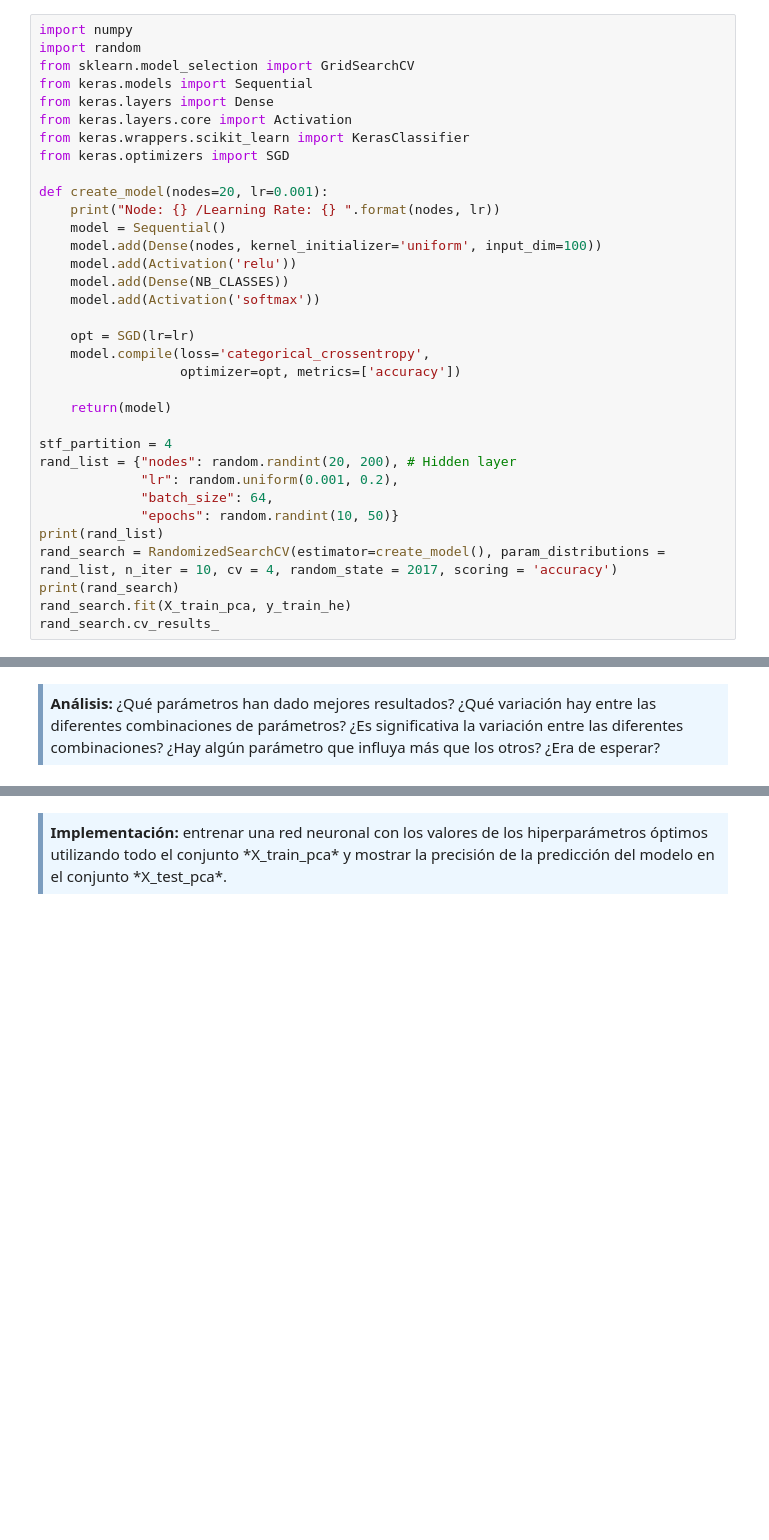
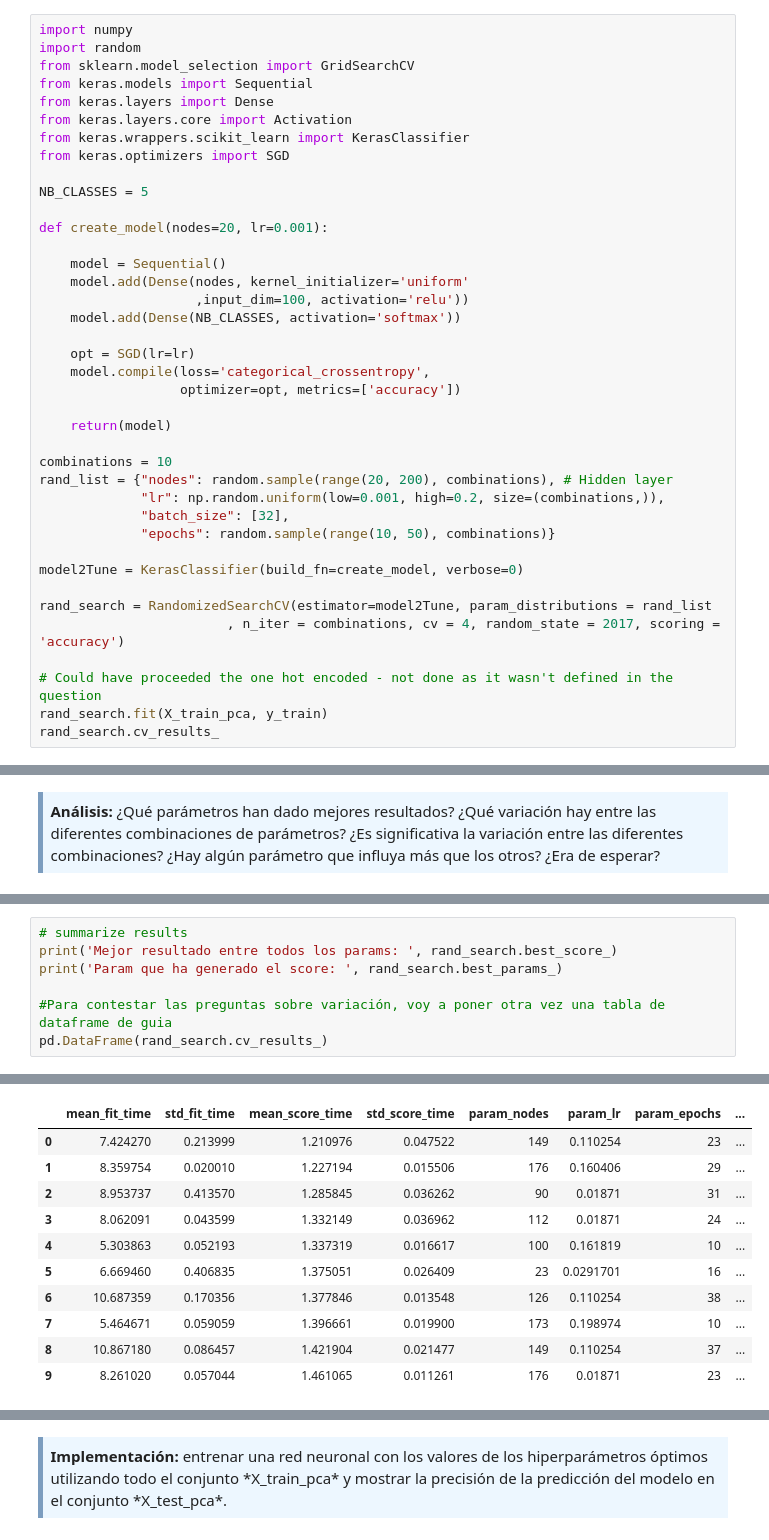
Before and after one commit to fernandoabcampos/advanced-data-mining, a Jupyter notebook: PEC3/20181_M2.855_PEC3-Enunciado.ipynb, the cells around one changed output, grey strips where cells are left out. Drawn from its saved outputs; the diff is of its cells as text; blank space fills up the shorter version.

```diff
--- a/PEC3/20181_M2.855_PEC3-Enunciado.ipynb
+++ b/PEC3/20181_M2.855_PEC3-Enunciado.ipynb
@@ -460,13 +450,14 @@ from keras.layers.core import Activation
 from keras.wrappers.scikit_learn import KerasClassifier
 from keras.optimizers import SGD
 
+NB_CLASSES = 5
+
 def create_model(nodes=20, lr=0.001):
-    print("Node: {} /Learning Rate: {} ".format(nodes, lr))
+
     model = Sequential()
-    model.add(Dense(nodes, kernel_initializer='uniform', input_dim=100))
-    model.add(Activation('relu'))
-    model.add(Dense(NB_CLASSES))
-    model.add(Activation('softmax'))
+    model.add(Dense(nodes, kernel_initializer='uniform'
+                    ,input_dim=100, activation='relu'))
+    model.add(Dense(NB_CLASSES, activation='softmax'))
 
     opt = SGD(lr=lr)
     model.compile(loss='categorical_crossentropy',
@@ -474,14 +465,18 @@ def create_model(nodes=20, lr=0.001):
 
     return(model)
 
-stf_partition = 4
-rand_list = {"nodes": random.randint(20, 200), # Hidden layer
-             "lr": random.uniform(0.001, 0.2),
-             "batch_size": 64,
-             "epochs": random.randint(10, 50)}
-print(rand_list)
-rand_search = RandomizedSearchCV(estimator=create_model(), param_distributions = rand_list, n_iter = 10, cv = 4, random_state = 2017, scoring = 'accuracy')
-print(rand_search)
-rand_search.fit(X_train_pca, y_train_he)
+combinations = 10
+rand_list = {"nodes": random.sample(range(20, 200), combinations), # Hidden layer
+             "lr": np.random.uniform(low=0.001, high=0.2, size=(combinations,)),
+             "batch_size": [32],
+             "epochs": random.sample(range(10, 50), combinations)}
+
+model2Tune = KerasClassifier(build_fn=create_model, verbose=0)
+
+rand_search = RandomizedSearchCV(estimator=model2Tune, param_distributions = rand_list
+                        , n_iter = combinations, cv = 4, random_state = 2017, scoring = 'accuracy')
+
+# Could have proceeded the one hot encoded - not done as it wasn't defined in the question
+rand_search.fit(X_train_pca, y_train)
 rand_search.cv_results_
 # %% [output]
@@ -536,0 +504,8 @@ Best: 0.805000 using {'batch_size': 10, 'epochs': 50}
+# %%
+# summarize results
+print('Mejor resultado entre todos los params: ', rand_search.best_score_)
+print('Param que ha generado el score: ', rand_search.best_params_)
+
+#Para contestar las preguntas sobre variación, voy a poner otra vez una tabla de dataframe de guia
+pd.DataFrame(rand_search.cv_results_)
+# %% [output]
@@ -536,0 +514,11 @@ Best: 0.805000 using {'batch_size': 10, 'epochs': 50}
+|  | mean_fit_time | std_fit_time | mean_score_time | std_score_time | param_nodes | param_lr | param_epochs | ... |
+| 0 | 7.424270 | 0.213999 | 1.210976 | 0.047522 | 149 | 0.110254 | 23 | ... |
+| 1 | 8.359754 | 0.020010 | 1.227194 | 0.015506 | 176 | 0.160406 | 29 | ... |
+| 2 | 8.953737 | 0.413570 | 1.285845 | 0.036262 | 90 | 0.01871 | 31 | ... |
+| 3 | 8.062091 | 0.043599 | 1.332149 | 0.036962 | 112 | 0.01871 | 24 | ... |
+| 4 | 5.303863 | 0.052193 | 1.337319 | 0.016617 | 100 | 0.161819 | 10 | ... |
+| 5 | 6.669460 | 0.406835 | 1.375051 | 0.026409 | 23 | 0.0291701 | 16 | ... |
+| 6 | 10.687359 | 0.170356 | 1.377846 | 0.013548 | 126 | 0.110254 | 38 | ... |
+| 7 | 5.464671 | 0.059059 | 1.396661 | 0.019900 | 173 | 0.198974 | 10 | ... |
+| 8 | 10.867180 | 0.086457 | 1.421904 | 0.021477 | 149 | 0.110254 | 37 | ... |
+| 9 | 8.261020 | 0.057044 | 1.461065 | 0.011261 | 176 | 0.01871 | 23 | ... |
```
Also changed, not shown: parts of 18 cells of this notebook.
